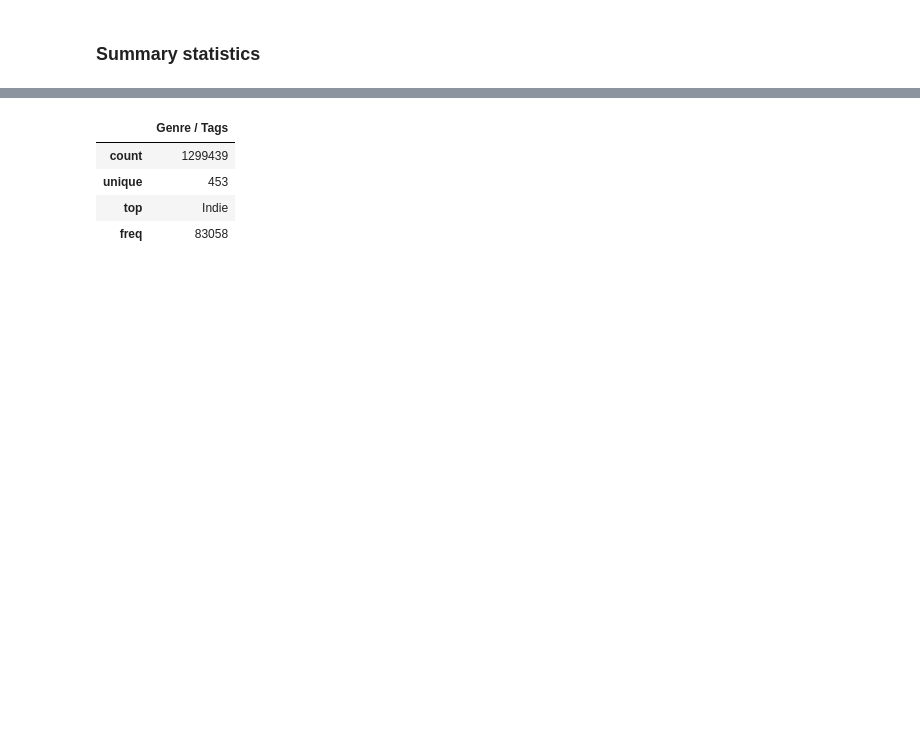
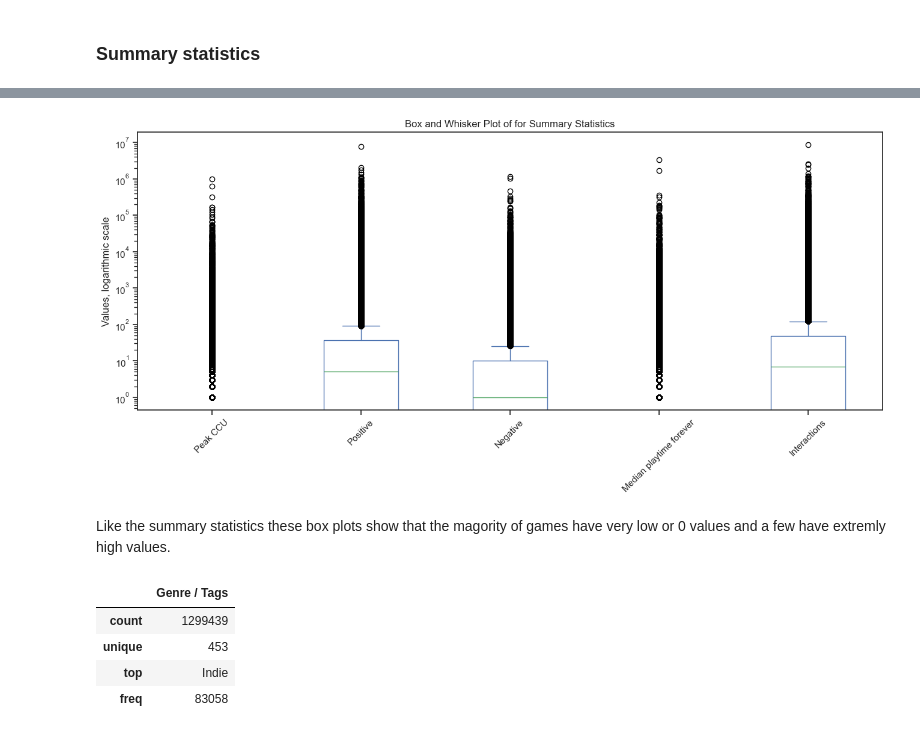
Before and after one commit to Tomasz5792/Data_Analytics_-_Summative_1, a Jupyter notebook: Summative_1.ipynb, the cells around one changed output, grey strips where cells are left out. Saved outputs shown, nothing was run; the diff lists cells and outputs as text; code cells hidden in the pictures; blank space fills up the shorter version.

Commit message:
Made a graph

```diff
--- a/Summative_1.ipynb
+++ b/Summative_1.ipynb
@@ -483,3 +503,25 @@ steam_games_df.describe()
+# %%
+steam_games_df[[
+    "Peak CCU",
+    "Positive",
+    "Negative",
+    "Median playtime forever",
+    "Interactions"
+]].plot(
+    kind="box",
+    figsize=(16, 6),
+    logy=True
+    )
+
+plt.title("Box and Whisker Plot of for Summary Statistics")
+
+plt.ylabel("Values, logarithmic scale")
+plt.xticks(rotation=45)
+plt.show()
+# %% [output]
+[figure, added]
+# %% [markdown]
+Like the summary statistics these box plots show that the magority of games have very low or 0 values and a few have extremly high values.
 # %%
 genres_tags_df.describe(include="str")
 # %% [output]
```
Also changed, not shown: parts of 10 cells of this notebook, 1 other file.
